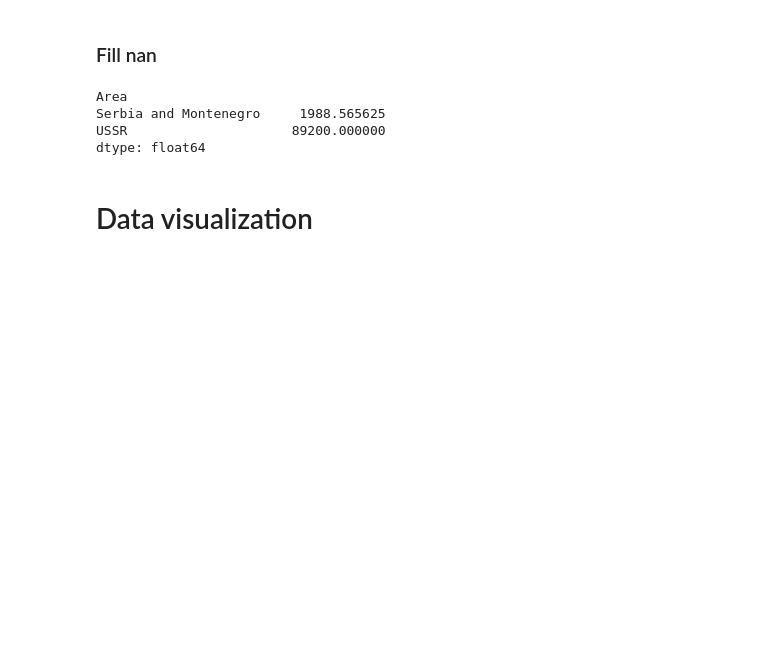
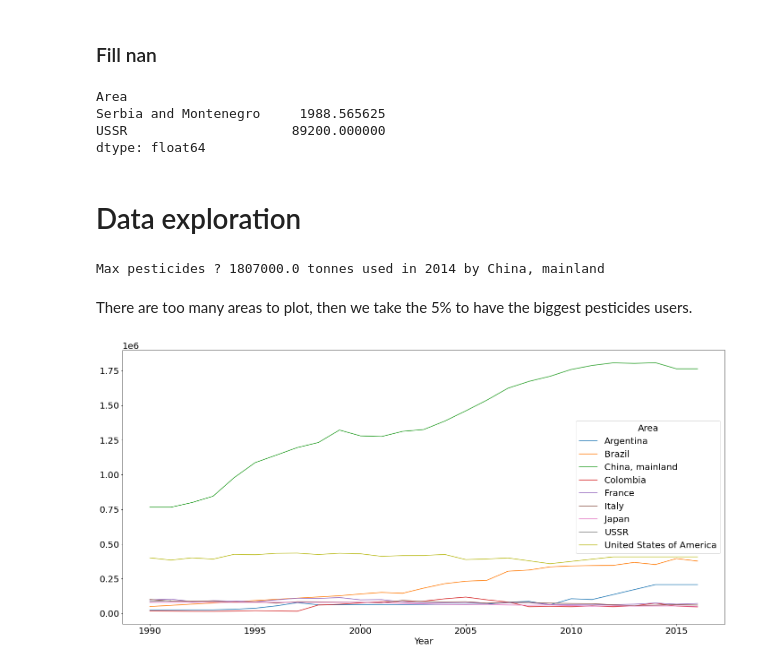
Before and after one commit to wrzdylan/crop_yield_prediction, a Jupyter notebook: data_analysis.ipynb, the cells around one changed output. Drawn from its saved outputs; the diff is of its cells as text; code cells hidden in the pictures; blank space fills up the shorter version.

Commit message:
data visualizations

```diff
--- a/data_analysis.ipynb
+++ b/data_analysis.ipynb
@@ -6,3 +3,13 @@ import numpy as np
+# %%
+import pandas as pd
+import numpy as np
+import matplotlib.pyplot as plt
+import seaborn as sns
+
+%matplotlib inline
+plt.rcParams["figure.figsize"] = (20,10)
+plt.rcParams["figure.autolayout"] = True
+plt.rcParams['font.size'] = '20'
 # %%
 df_pesticides = pd.read_csv('./data/pesticides.csv').pivot_table(index='Year', values='Value', columns='Area')
 df_pesticides.head()
@@ -141,4 +142,4 @@ Serbia and Montenegro     1988.565625
 USSR                     89200.000000
 dtype: float64
 # %% [markdown]
-# Data visualization
+# Data exploration
@@ -144,0 +148,11 @@ dtype: float64
+# %%
+print( f'Max pesticides ? {np.nanmax(df_pesticides.values)} tonnes used in {df_pesticides.index[year[0]]} by {df_pesticides.columns[area[0]]}' )
+# %% [output]
+Max pesticides ? 1807000.0 tonnes used in 2014 by China, mainland
+# %% [markdown]
+There are too many areas to plot, then we take the 5% to have the biggest pesticides users.
+# %%
+top_10_pesticides = df_pesticides.loc[:, df_pesticides.mean() > df_pesticides.mean().quantile(.95)]
+top_10_pesticides.plot();
+# %% [output]
+[figure, added]
```
Also changed, not shown: parts of 6 cells of this notebook.
